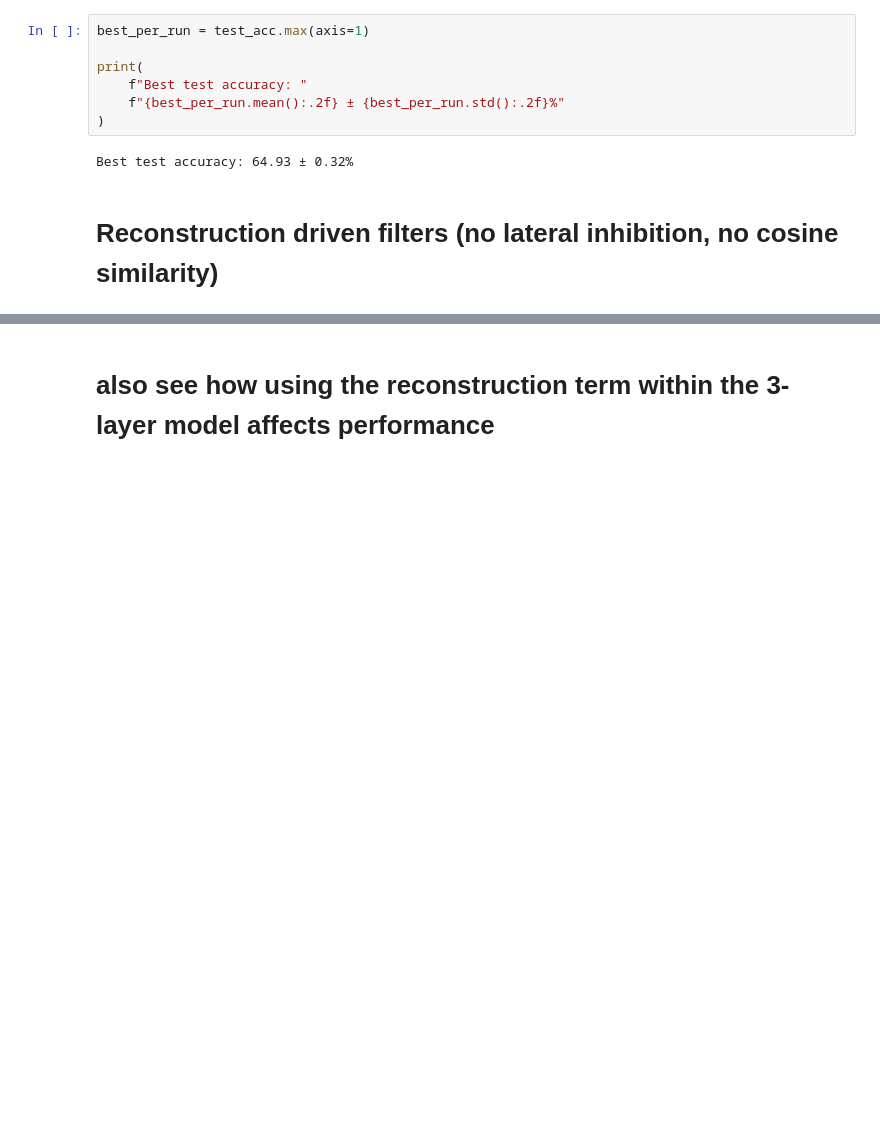
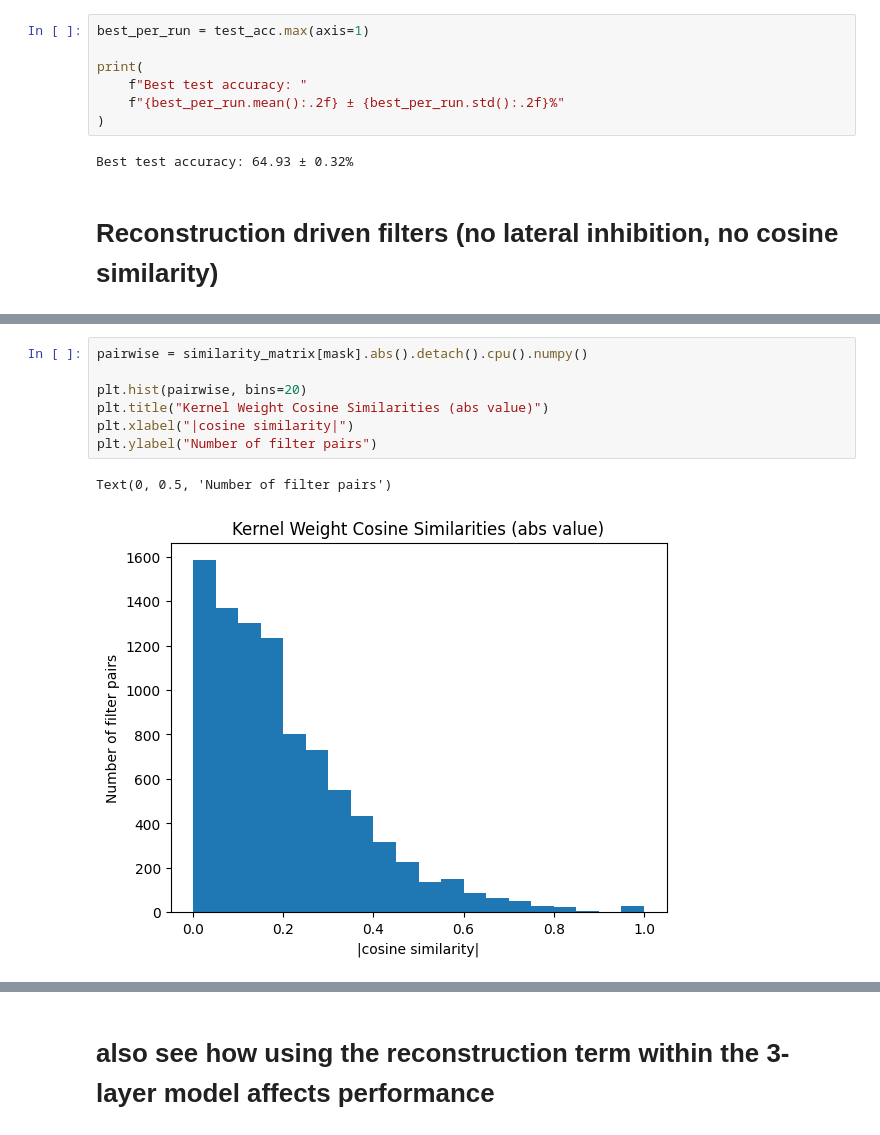
Before and after one commit to henrybattley/hebbian_cnn_experiments, a Jupyter notebook: Hebbian_Code/hebbian_experiments.ipynb, the cells around one changed output, grey strips where cells are left out. Cells and saved outputs as stored; diff of their text form; blank space fills up the shorter version.

```diff
--- a/Hebbian_Code/hebbian_experiments.ipynb
+++ b/Hebbian_Code/hebbian_experiments.ipynb
@@ -1781,0 +2515,10 @@ model = Net_Hebbian(
+# %%
+pairwise = similarity_matrix[mask].abs().detach().cpu().numpy()
+
+plt.hist(pairwise, bins=20)
+plt.title("Kernel Weight Cosine Similarities (abs value)")
+plt.xlabel("|cosine similarity|")
+plt.ylabel("Number of filter pairs")
+# %% [output]
+Text(0, 0.5, 'Number of filter pairs')
+[figure, added]
```
Also changed, not shown: parts of 72 cells of this notebook, 2 other files.
